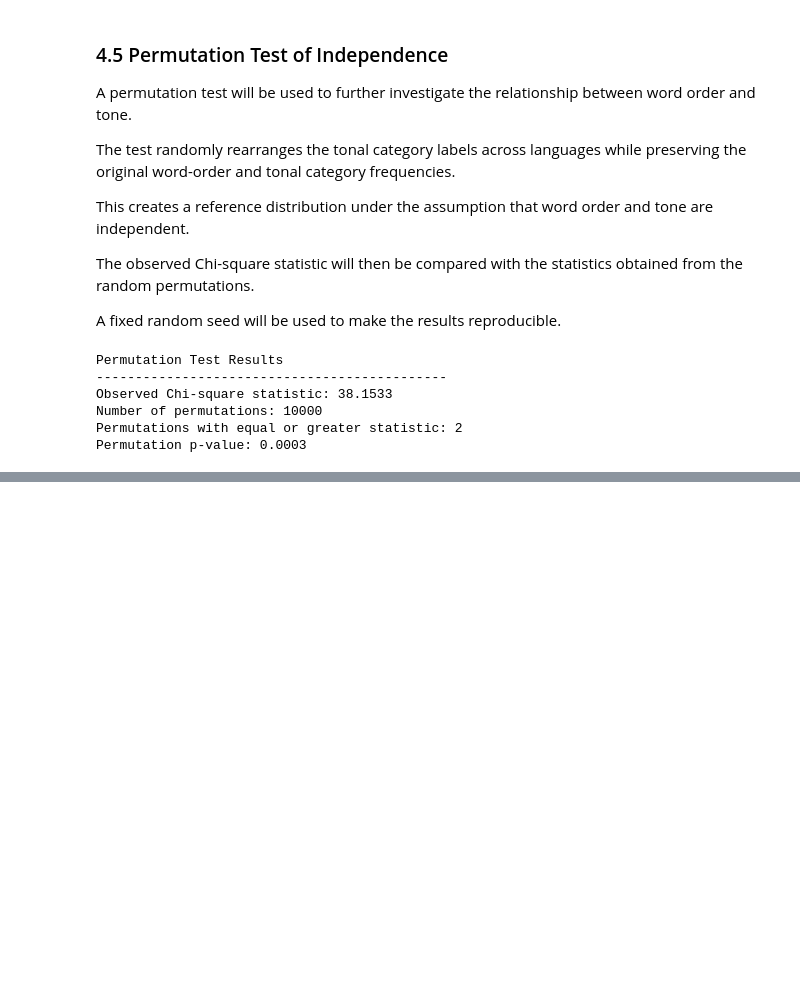
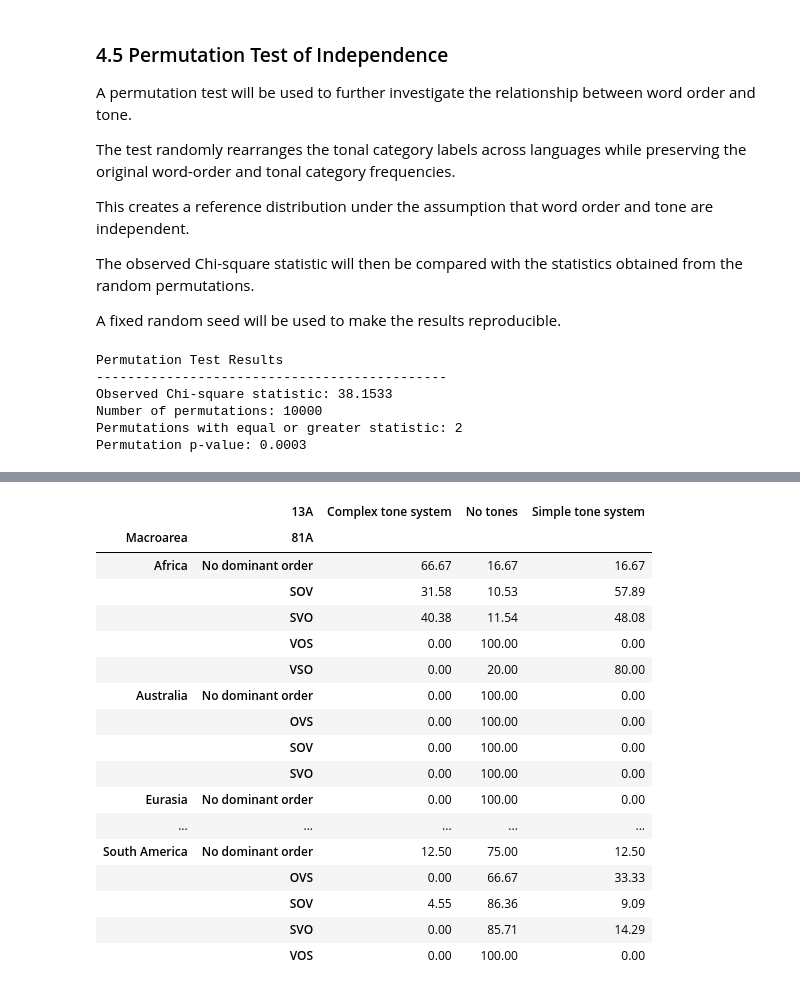
Before and after one commit to Rani-Wheeza/wals-linguistic-association-analysis, a Jupyter notebook: notebooks/01_wals_data_understanding.ipynb, the cells around one changed output, grey strips where cells are left out. Cells and saved outputs as stored; diff of their text form; code cells hidden in the pictures; blank space fills up the shorter version.

```diff
--- a/notebooks/01_wals_data_understanding.ipynb
+++ b/notebooks/01_wals_data_understanding.ipynb
@@ -1571,0 +2503,34 @@ Permutation p-value: 0.0003
+# %%
+# Calculate tonal percentages within each macroarea and word-order group
+
+macroarea_word_tone_percentages = pd.crosstab(
+    index=[
+        primary_analysis["Macroarea"],
+        primary_analysis["81A"]
+    ],
+    columns=primary_analysis["13A"],
+    normalize="index"
+) * 100
+
+display(
+    macroarea_word_tone_percentages.round(2)
+)
+# %% [output]
+|  | 13A | Complex tone system | No tones | Simple tone system |
+| Macroarea | 81A |  |  |  |
+| Africa | No dominant order | 66.67 | 16.67 | 16.67 |
+|  | SOV | 31.58 | 10.53 | 57.89 |
+|  | SVO | 40.38 | 11.54 | 48.08 |
+|  | VOS | 0.00 | 100.00 | 0.00 |
+|  | VSO | 0.00 | 20.00 | 80.00 |
+| Australia | No dominant order | 0.00 | 100.00 | 0.00 |
+|  | OVS | 0.00 | 100.00 | 0.00 |
+|  | SOV | 0.00 | 100.00 | 0.00 |
+|  | SVO | 0.00 | 100.00 | 0.00 |
+| Eurasia | No dominant order | 0.00 | 100.00 | 0.00 |
+| ... | ... | ... | ... | ... |
+| South America | No dominant order | 12.50 | 75.00 | 12.50 |
+|  | OVS | 0.00 | 66.67 | 33.33 |
+|  | SOV | 4.55 | 86.36 | 9.09 |
+|  | SVO | 0.00 | 85.71 | 14.29 |
+|  | VOS | 0.00 | 100.00 | 0.00 |
```
Also changed, not shown: parts of 38 cells of this notebook.
